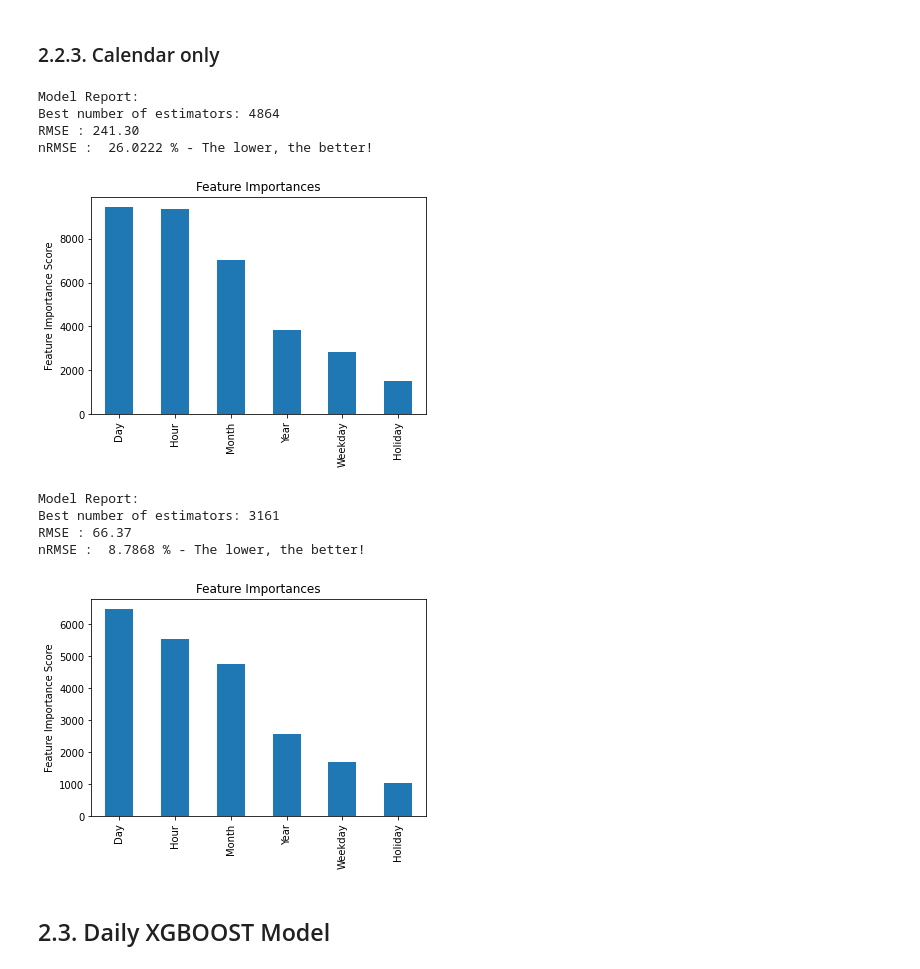
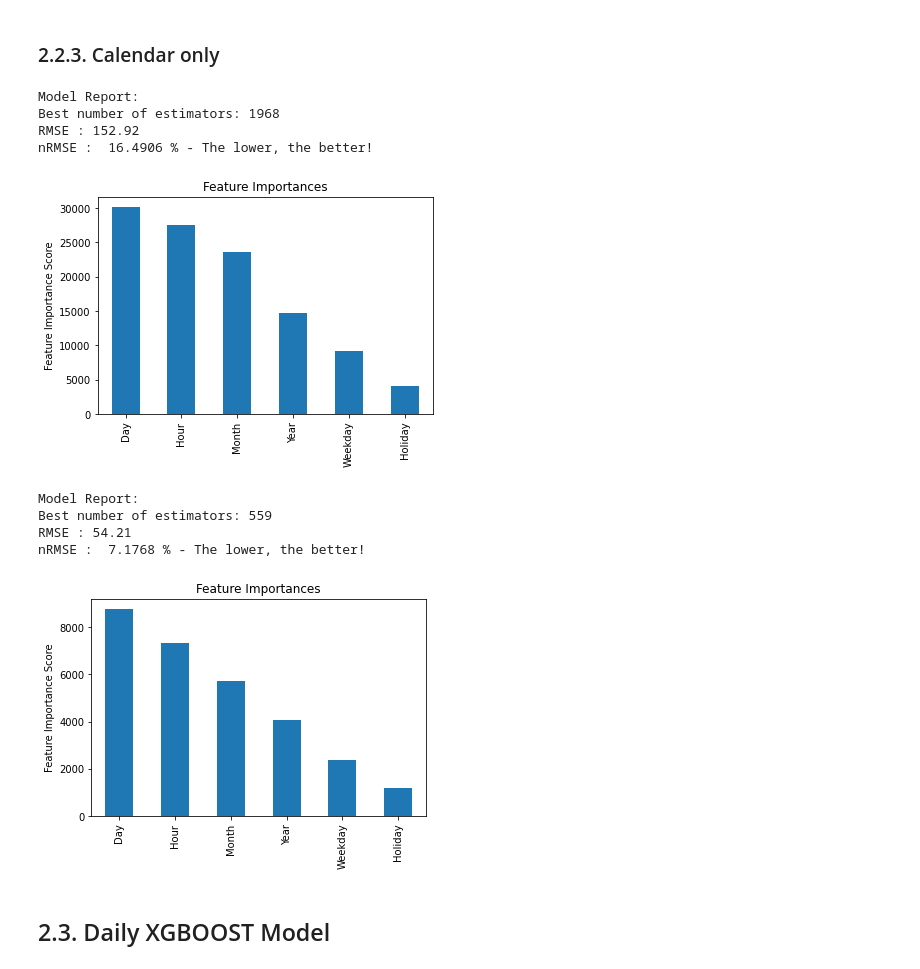
Before and after one commit to gbincoletto/MATH80629A, a Jupyter notebook: ML_Project_BIXI_Predictions.ipynb, the cells around one changed output. Drawn from its saved outputs; the diff is of its cells as text; code cells hidden in the pictures.

```diff
--- a/ML_Project_BIXI_Predictions.ipynb
+++ b/ML_Project_BIXI_Predictions.ipynb
@@ -1716,34 +1716,34 @@ Y2 = hourly_train['Duration']
 # %%
 # Basic Model (Calendar only) for VOLUME
 xgb_C1_Y = xgb.XGBRegressor(
     objective='reg:squarederror',
-    gamma=0.1,
-    eta=0.01,
-    max_depth=3,
+    gamma=1,
+    eta=0.1,
+    max_depth=6,
     n_estimators=10000,
-    min_child_weight=1,
+    min_child_weight=5,
     subsample=0.8,
     colsample_bytree=0.8,
     random_state=34
 )
 
 # Show fit for Volume
 modelfit(xgb_C1_Y,X,Y1)
 # %% [output]
 Model Report:
-Best number of estimators: 4864
-RMSE : 241.30
-nRMSE :  26.0222 % - The lower, the better!
+Best number of estimators: 1968
+RMSE : 152.92
+nRMSE :  16.4906 % - The lower, the better!
-[figure, old version]
+[figure, new version]
 # %%
 # Show fit for duration
 modelfit(xgb_C1_Y,X,Y2)
 # %% [output]
 Model Report:
-Best number of estimators: 3161
-RMSE : 66.37
-nRMSE :  8.7868 % - The lower, the better!
+Best number of estimators: 559
+RMSE : 54.21
+nRMSE :  7.1768 % - The lower, the better!
-[figure, old version]
+[figure, new version]
 # %% [markdown]
 ## 2.3. Daily XGBOOST Model
 # %% [markdown]
```
Also changed, not shown: parts of 7 cells of this notebook.
